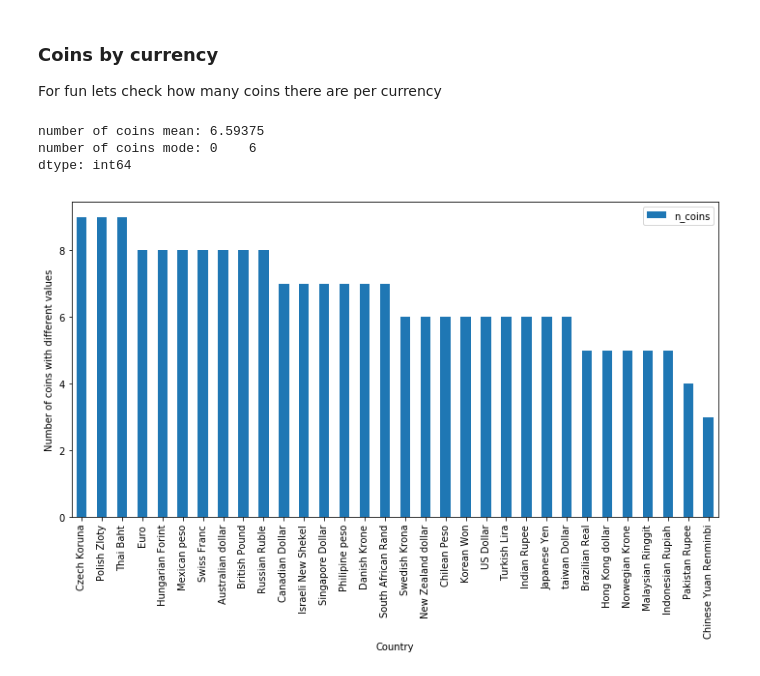
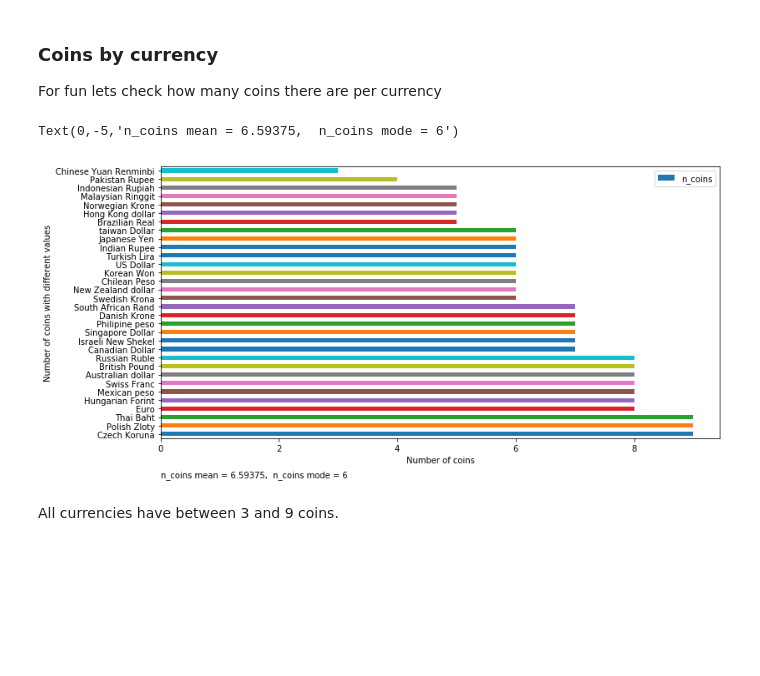
Before and after one commit to wanderdust/coin-cnn, a Jupyter notebook: data_visualize.ipynb, the cells around one changed output. Saved outputs shown, nothing was run; the diff lists cells and outputs as text; code cells hidden in the pictures; blank space fills up the shorter version.

```diff
--- a/data_visualize.ipynb
+++ b/data_visualize.ipynb
@@ -39,6 +39,7 @@ images_rand = [images[idx] for idx in random_idx] # Get the images from the rand
 
 # Show some of the images in our dataset.
 plt.figure(figsize=(20,10))
+
 columns = 4
 for i, image in enumerate(images_rand):
     image_id = image.split("/")[-2]
@@ -46,6 +47,7 @@ for i, image in enumerate(images_rand):
     coin_name, coin_currency, country = coin_data[0], coin_data[1], coin_data[2]
 
     plt.subplot(len(images_rand) / columns + 1, columns, i + 1)
+    plt.axis('off') # Remove the axis
     pil_image = Image.open(image)
     plt.imshow(pil_image)
     plt.title(cat_to_name[str(image_id)])
@@ -170,16 +171,15 @@ for ii in range(len(cat_to_name)):
 # %%
 
 coins_per_country = pd.DataFrame(coins_data_simplified.currency.value_counts())
 coins_per_country=coins_per_country.rename(columns = {'currency':'n_coins'})
 
-coins_per_country.plot(kind="bar")
-plt.xlabel("Country")
+coins_per_country.plot.barh(y="n_coins")
+plt.xlabel("Number of coins")
 plt.ylabel("Number of coins with different values")
-
-print("number of coins mean:", coins_per_country.n_coins.mean())
-print("number of coins mode:", coins_per_country.n_coins.mode())
+plt.text(0,-5,"n_coins mean = {},  n_coins mode = {}".format(coins_per_country.n_coins.mean(),
+                                                            coins_per_country.n_coins.mode().loc[0]))
 # %% [output]
-number of coins mean: 6.59375
-number of coins mode: 0    6
-dtype: int64
+Text(0,-5,'n_coins mean = 6.59375,  n_coins mode = 6')
-[figure, old version]
+[figure, new version]
+# %% [markdown]
+All currencies have between 3 and 9 coins.
```
Also changed, not shown: parts of 9 cells of this notebook, 1 other file.
